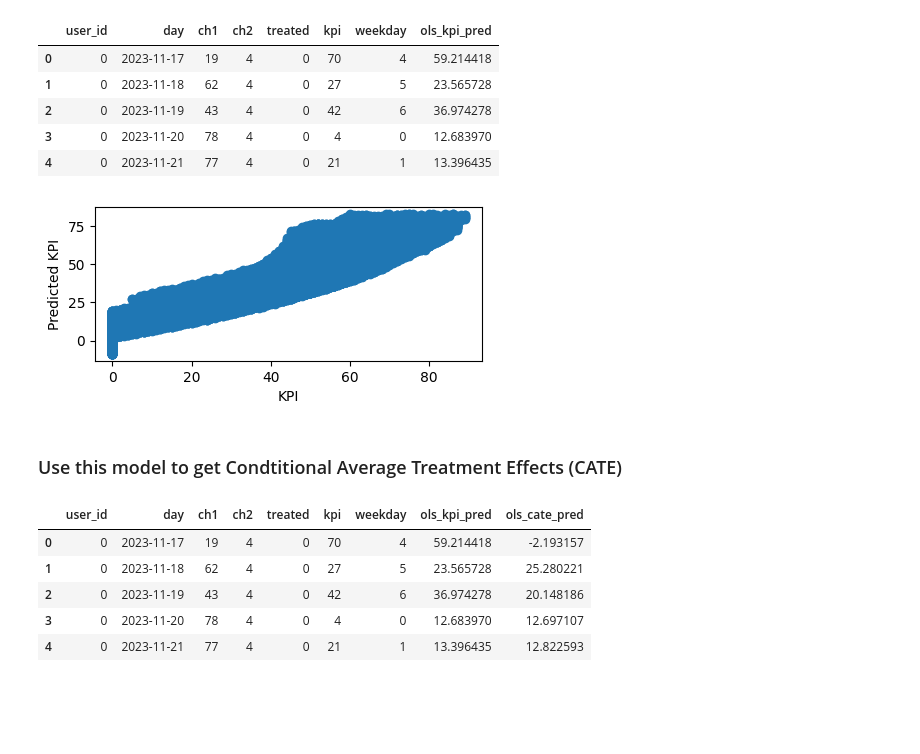
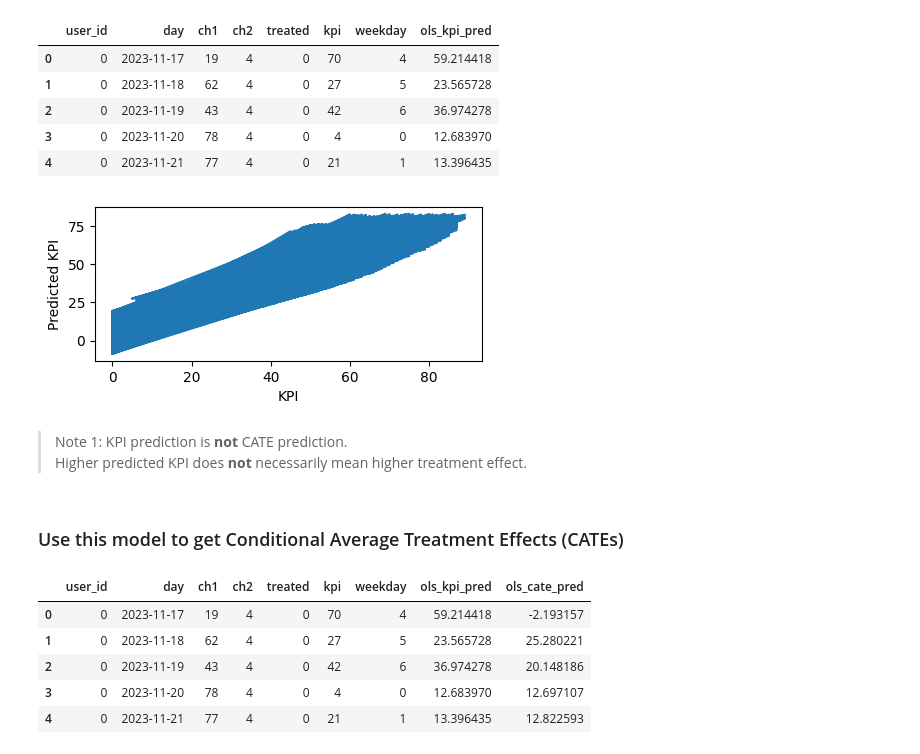
Before and after one commit to FelixHagemeisterSZ/causal-ml, a Jupyter notebook: causal_ml.ipynb, the cells around one changed output. Drawn from its saved outputs; the diff is of its cells as text; code cells hidden in the pictures; blank space fills up the shorter version.

```diff
--- a/causal_ml.ipynb
+++ b/causal_ml.ipynb
@@ -114,12 +128,12 @@ X = ["C(weekday)", "ch1", "ch2"]
 ### Learn a model
 # %%
 # Define the model (let's use simple linear regression)
-regr_cate = smf.ols(f"kpi ~ treated*({'+'.join(X)})", data=df).fit(cov_type='HC2')
+reg = smf.ols(f"kpi ~ treated*({'+'.join(X)})", data=df).fit(cov_type='HC2')
 # %% [markdown]
 ### Get predicted KPI values
 # %%
 # Get the predicted KPI values using this model
-df["ols_kpi_pred"]  = regr_cate.predict(df)
+df["ols_kpi_pred"]  = reg.predict(df)
 df.head()
 # %% [output]
 |  | user_id | day | ch1 | ch2 | treated | kpi | weekday | ols_kpi_pred |
@@ -131,14 +145,17 @@ df.head()
 # %%
 # Plot predicted and actual KPI values
 plt.figure(figsize=(5,2))
-plt.plot(df.kpi, df.ols_kpi_pred, 'o')
+plt.plot(df.kpi, df.ols_kpi_pred)
 plt.xlabel('KPI')
 plt.ylabel('Predicted KPI')
 plt.show()
 # %% [output]
-[figure, old version]
+[figure, new version]
+# %% [markdown]
+> Note 1: KPI prediction is **not** CATE prediction.\
+> Higher predicted KPI does **not** necessarily mean higher treatment effect.
 # %% [markdown]
-### Use this model to get Condtitional Average Treatment Effects (CATE)
+### Use this model to get Conditional Average Treatment Effects (CATEs)
 # %%
 # Get the predicted CATE values using an approximation trick: difference in predicted KPIs for treated and control groups (works also with continuous treatment)
 df["ols_cate_pred"]= (
```
Also changed, not shown: parts of 8 cells of this notebook, 2 other files.
